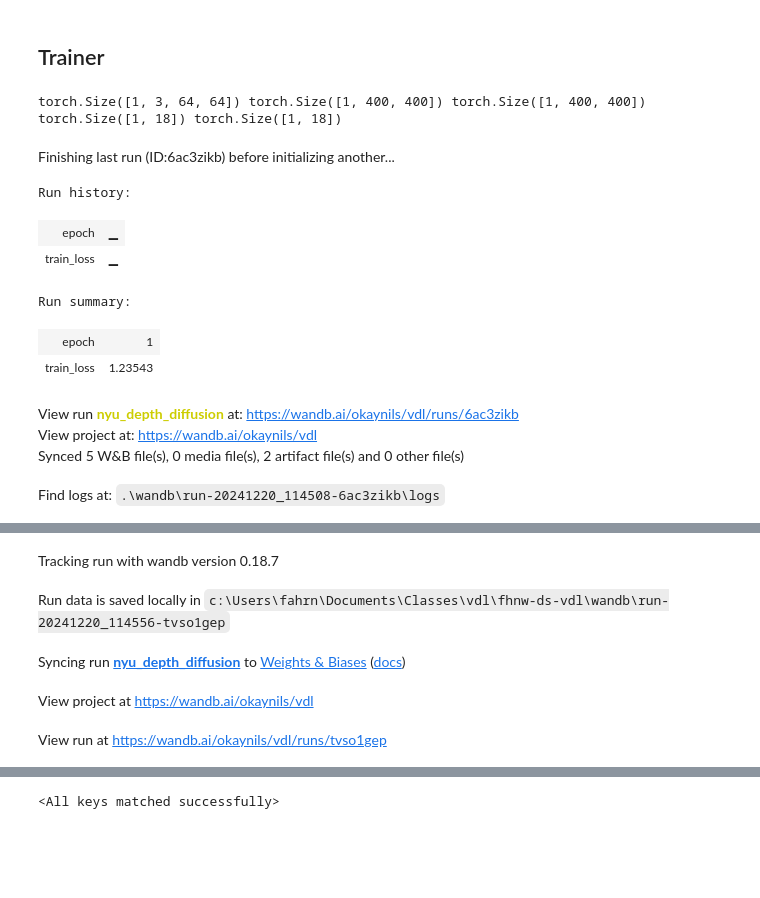
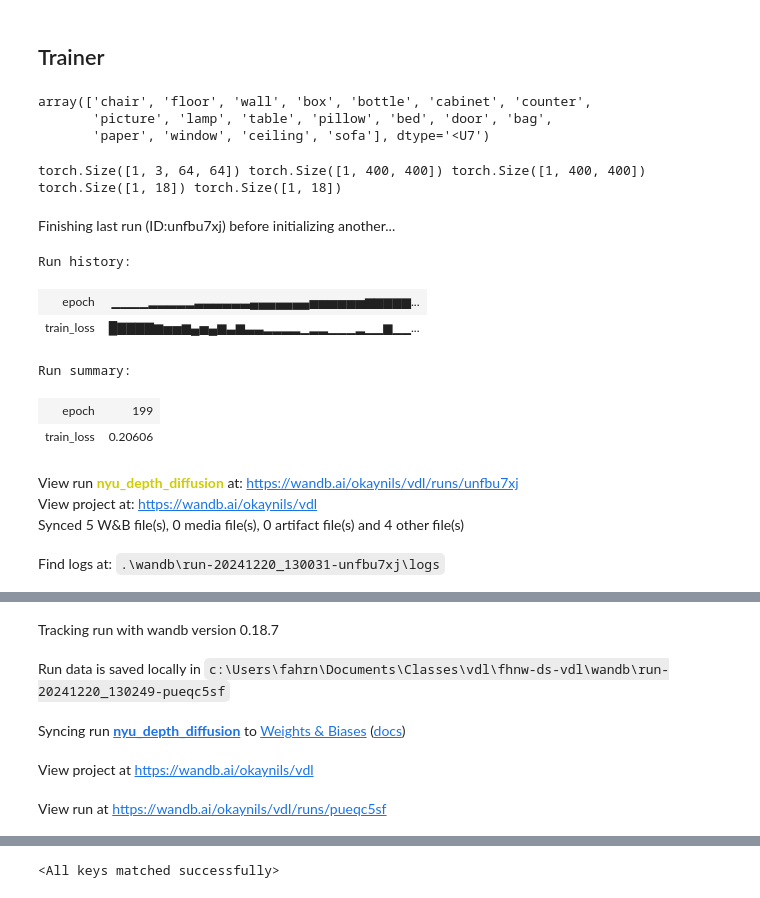
Before and after one commit to okaynils/fhnw-ds-vdl, a Jupyter notebook: notebook.ipynb, the cells around one changed output, grey strips where cells are left out. Cells and saved outputs as stored; diff of their text form; code cells hidden in the pictures; blank space fills up the shorter version.

```diff
--- a/notebook.ipynb
+++ b/notebook.ipynb
@@ -135,6 +135,12 @@ class Diffusion:
         return x
 # %% [markdown]
 ## Trainer
+# %%
+dataset.resolved_names
+# %% [output]
+array(['chair', 'floor', 'wall', 'box', 'bottle', 'cabinet', 'counter',
+       'picture', 'lamp', 'table', 'pillow', 'bed', 'door', 'bag',
+       'paper', 'window', 'ceiling', 'sofa'], dtype='<U7')
 # %%
 import torch
 import torch.nn.functional as F
@@ -148,7 +154,7 @@ import logging
 logger = logging.getLogger(__name__)
 
 class Trainer:
-    def __init__(self, model, diffusion, optimizer, epochs, device, train_dataloader, val_dataloader=None, run_name='diffusion_model', project_name='diffusion_project', save_dir='models', ema_decay=0.995, sample_images_every=100):
+    def __init__(self, model, diffusion, optimizer, epochs, device, train_dataloader, val_dataloader=None, run_name='diffusion_model', project_name='diffusion_project', save_dir='models', ema_decay=0.995, sample_images_every=100, resolved_names: str=None):
         self.model = model.to(device)
         self.diffusion = diffusion
         self.optimizer = optimizer
@@ -160,6 +166,7 @@ class Trainer:
         self.project_name = project_name
         self.save_dir = save_dir
         self.ema_decay = ema_decay
+        self.resolved_names = resolved_names
 
         # Initialize EMA
         self.ema = EMA(ema_decay)
@@ -240,9 +247,20 @@ class Trainer:
             torch.save(self.model.state_dict(), save_path)
             logger.info(f"Model saved to {save_path} with val_loss {val_loss:.4f}")
 
-    def _plot_samples(self, n=5, depth_lower=0.1, depth_upper=3.0):
-        class_vectors = torch.eye(18)[torch.randint(0, 18, (n,))].to(self.device)
+    def _plot_samples(self, n=5, n_present_classes=3, depth_lower=0.1, depth_upper=3.0):
+        indices = torch.stack([torch.randperm(18)[:n_present_classes] for _ in range(n)])
+        class_vectors = torch.zeros((n, 18)).to(self.device)
+        rows = torch.arange(n).unsqueeze(1)
+        class_vectors[rows, indices] = 1
+
         depth_vectors = torch.rand(n, 18).to(self.device) * depth_upper + depth_lower
+
+        class_labels = []
+        for i in range(n):
+            indices = torch.where(class_vectors[i] == 1)[0].tolist()
+            labels = [(self.resolved_names[idx], depth_vectors[i, idx].item()) for idx in indices]
+            class_labels.append(labels)
+
 
         default_sampled_images = self.diffusion.sample(self.model, n=n, class_vectors=class_vectors, depth_vectors=depth_vectors)
         ema_sampled_images = self.diffusion.sample(self.ema_model, n=n, class_vectors=class_vectors, depth_vectors=depth_vectors)
@@ -252,6 +270,7 @@ class Trainer:
             img = default_sampled_images[i].permute(1, 2, 0).cpu().numpy()
             ax.imshow(img)
             ax.axis('off')
+            ax.set_title("\n".join([f"{cls}: {depth:.2f}" for cls, depth in class_labels[i]]), fontsize=8)
         fig_default.tight_layout()
         wandb.log({"Default Model Samples": wandb.Image(fig_default)})
         plt.close(fig_default)
@@ -261,6 +280,7 @@ class Trainer:
             img = ema_sampled_images[i].permute(1, 2, 0).cpu().numpy()
             ax.imshow(img)
             ax.axis('off')
+            ax.set_title("\n".join([f"{cls}: {depth:.2f}" for cls, depth in class_labels[i]]), fontsize=8)
         fig_ema.tight_layout()
         wandb.log({"EMA Model Samples": wandb.Image(fig_ema)})
         plt.close(fig_ema)
@@ -322,41 +342,42 @@ learning_rate = 1e-5
 device = torch.device('cuda' if torch.cuda.is_available() else 'mps')
 
 train_loader = DataLoader(dataset[:1], batch_size=batch_size, shuffle=True, num_workers=0)
 
 # Initialize model
 num_classes = 18
 model = UNet_Baseline(num_classes=num_classes, device=device)
 
 # Initialize diffusion process
 diffusion = Diffusion(noise_steps=1000, beta_start=0.0001, beta_end=0.002, img_size=64, device="cuda")
 
 # Initialize optimizer
 optimizer = torch.optim.AdamW(model.parameters(), lr=learning_rate)
 
 # Initialize trainer
 trainer = Trainer(
     model=model,
     diffusion=diffusion,
     optimizer=optimizer,
     epochs=epochs,
     device=device,
     train_dataloader=train_loader,
     run_name='nyu_depth_diffusion',
     project_name='vdl',
-    save_dir='models'
+    save_dir='models',
+    resolved_names=dataset.resolved_names
 )
 
 # Start training
 trainer.run()
 # %% [output]
-Finishing last run (ID:6ac3zikb) before initializing another...
+Finishing last run (ID:unfbu7xj) before initializing another...
 Run history:
-| epoch | ▁ |
-| train_loss | ▁ |
+| epoch | ▁▁▁▁▂▂▂▂▂▃▃▃▃▃▃▄▄▄▄▄▄▄▅▅▅▅▅▅▆▆▆▆▆... |
+| train_loss | █▇▇▇▇▆▅▅▆▄▅▄▆▃▆▃▃▂▂▂▂▁▂▂▁▁▁▂▁▁▆▁▁... |
 Run summary:
-| epoch | 1 |
-| train_loss | 1.23543 |
+| epoch | 199 |
+| train_loss | 0.20606 |
-View run nyu_depth_diffusion at: https://wandb.ai/okaynils/vdl/runs/6ac3zikb
+View run nyu_depth_diffusion at: https://wandb.ai/okaynils/vdl/runs/unfbu7xj
 View project at: https://wandb.ai/okaynils/vdl
-Synced 5 W&B file(s), 0 media file(s), 2 artifact file(s) and 0 other file(s)
+Synced 5 W&B file(s), 0 media file(s), 0 artifact file(s) and 4 other file(s)
-Find logs at: .\wandb\run-20241220_114508-6ac3zikb\logs
+Find logs at: .\wandb\run-20241220_130031-unfbu7xj\logs
@@ -364,5 +385,5 @@ Successfully finished last run (ID:6ac3zikb). Initializing new run:
 Tracking run with wandb version 0.18.7
-Run data is saved locally in c:\Users\fahrn\Documents\Classes\vdl\fhnw-ds-vdl\wandb\run-20241220_114556-tvso1gep
+Run data is saved locally in c:\Users\fahrn\Documents\Classes\vdl\fhnw-ds-vdl\wandb\run-20241220_130249-pueqc5sf
 Syncing run nyu_depth_diffusion to Weights & Biases (docs)
 View project at https://wandb.ai/okaynils/vdl
-View run at https://wandb.ai/okaynils/vdl/runs/tvso1gep
+View run at https://wandb.ai/okaynils/vdl/runs/pueqc5sf
```
Also changed, not shown: parts of 4 cells of this notebook, 2 other files.
